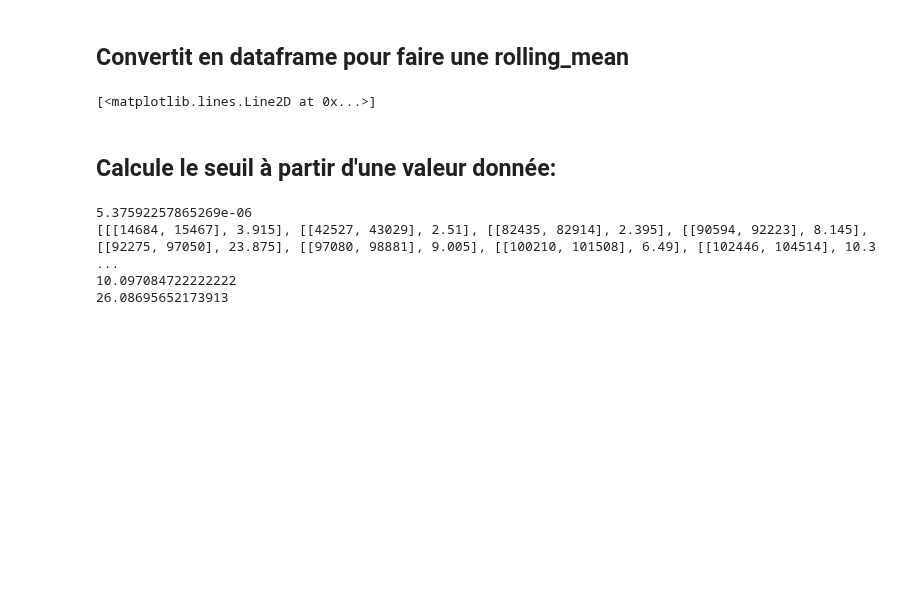
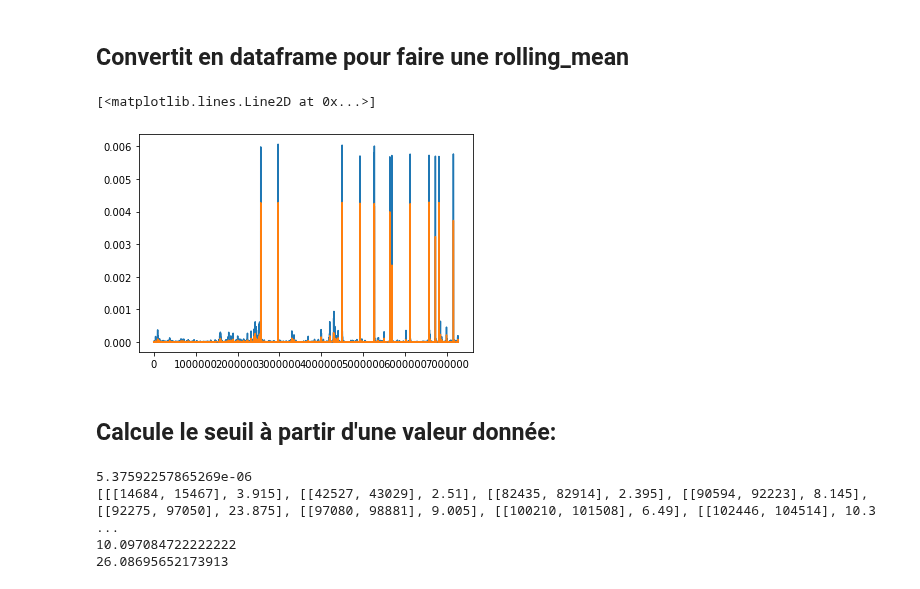
Before and after one commit to lkorczowski/Tinnitus-n-Sleep, a Jupyter notebook: Notebooks/Premier jet détection bruxisme.ipynb, the cells around one changed output. Drawn from its saved outputs; the diff is of its cells as text; code cells hidden in the pictures; blank space fills up the shorter version.

Commit message:
add figures and add other notebook

```diff
--- a/Notebooks/Premier jet détection bruxisme.ipynb
+++ b/Notebooks/Premier jet détection bruxisme.ipynb
@@ -147,9 +140,12 @@ meany=df.a_e.rolling(window=100).mean()
 meany=meany[99:]
 # %%
 #plt.plot(df.a_e)
+plt.figure()
+plt.plot(amp_env)
 plt.plot(meany)
 # %% [output]
 [<matplotlib.lines.Line2D at 0x...>]
+[figure, added]
 # %% [markdown]
 ## Calcule le seuil à partir d'une valeur donnée:
 # %%
```
Also changed, not shown: parts of 3 cells of this notebook, 1 other file.
